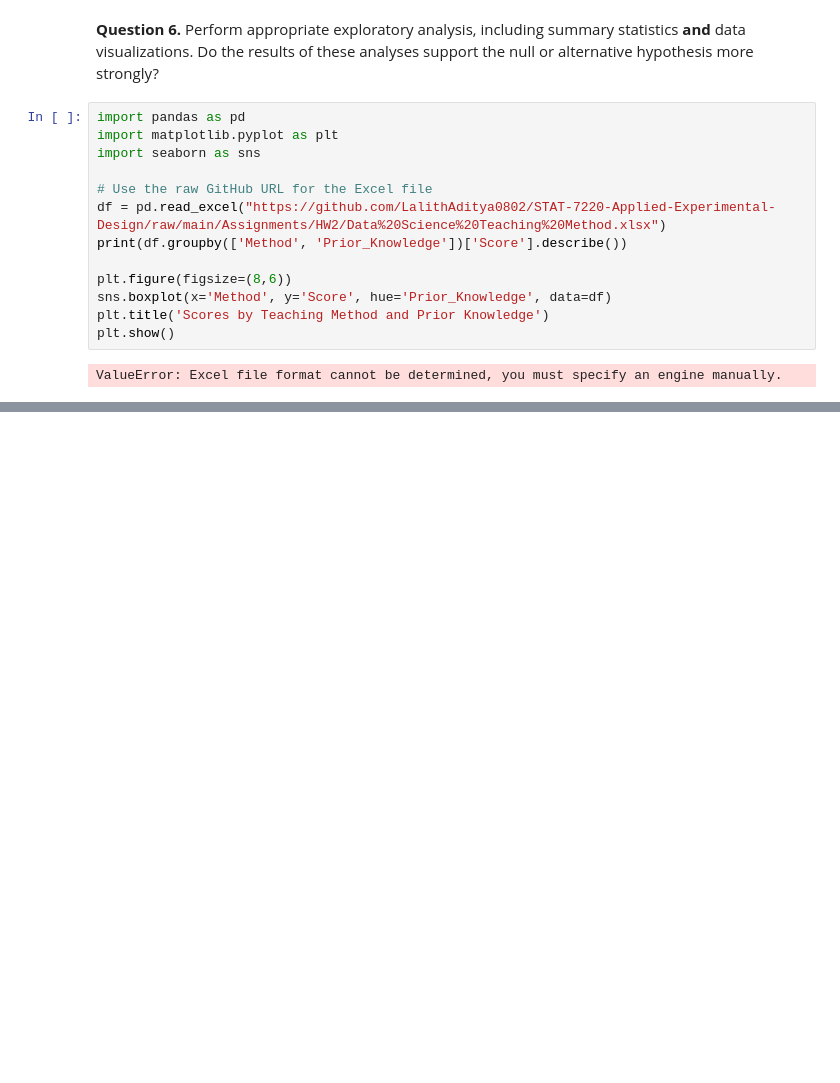
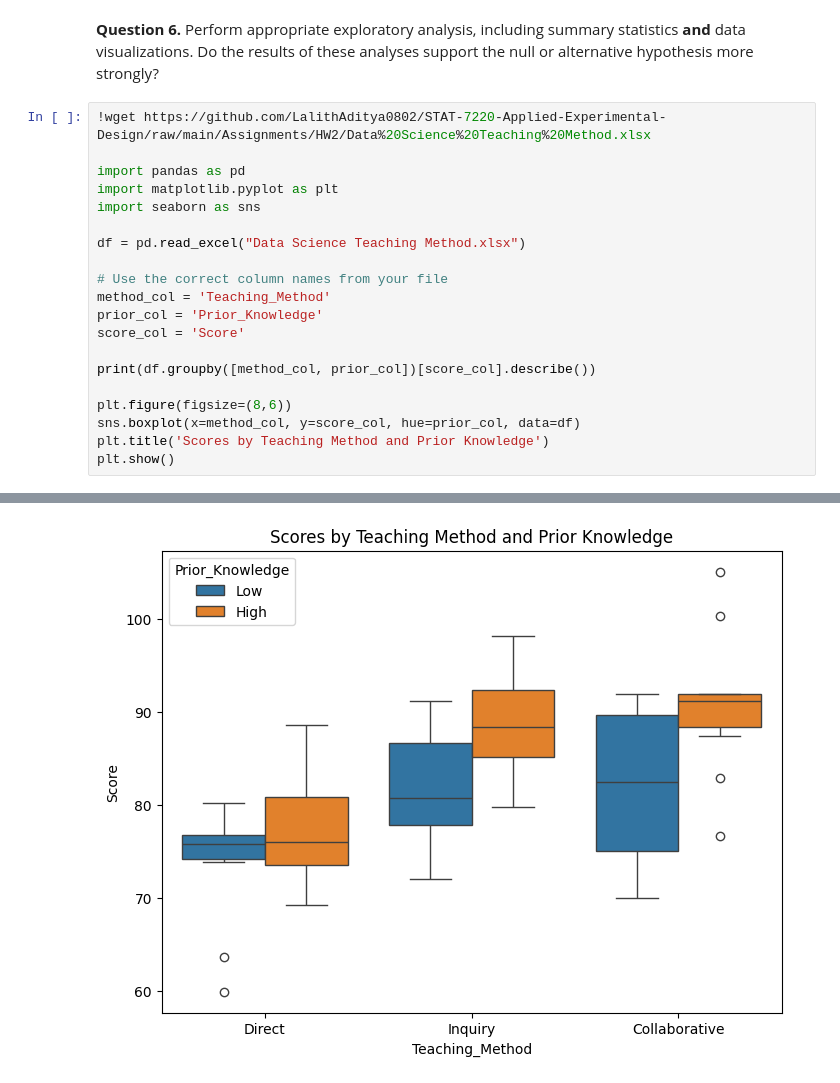
Before and after one commit to LalithAditya0802/STAT-7220-Applied-Experimental-Design, a Jupyter notebook: Assignments/HW2/HW-2.ipynb, the cells around one changed output, grey strips where cells are left out. Cells and saved outputs as stored; diff of their text form; blank space fills up the shorter version.

```diff
--- a/Assignments/HW2/HW-2.ipynb
+++ b/Assignments/HW2/HW-2.ipynb
@@ -83,17 +35,23 @@ Here, our main interest is in comparing engagement across the online learning pl
 # %% [markdown]
 **Question 6.** Perform appropriate exploratory analysis, including summary statistics **and** data visualizations. Do the results of these analyses support the null or alternative hypothesis more strongly?
-# %%
-import pandas as pd
-import matplotlib.pyplot as plt
-import seaborn as sns
-
-# Use the raw GitHub URL for the Excel file
-df = pd.read_excel("https://github.com/LalithAditya0802/STAT-7220-Applied-Experimental-Design/raw/main/Assignments/HW2/Data%20Science%20Teaching%20Method.xlsx")
-print(df.groupby(['Method', 'Prior_Knowledge'])['Score'].describe())
-
-plt.figure(figsize=(8,6))
-sns.boxplot(x='Method', y='Score', hue='Prior_Knowledge', data=df)
-plt.title('Scores by Teaching Method and Prior Knowledge')
-plt.show()
-# %% [output]
-ValueError: Excel file format cannot be determined, you must specify an engine manually.
+# %%
+!wget https://github.com/LalithAditya0802/STAT-7220-Applied-Experimental-Design/raw/main/Assignments/HW2/Data%20Science%20Teaching%20Method.xlsx
+
+import pandas as pd
+import matplotlib.pyplot as plt
+import seaborn as sns
+
+df = pd.read_excel("Data Science Teaching Method.xlsx")
+
+# Use the correct column names from your file
+method_col = 'Teaching_Method'
+prior_col = 'Prior_Knowledge'
+score_col = 'Score'
+
+print(df.groupby([method_col, prior_col])[score_col].describe())
+
+plt.figure(figsize=(8,6))
+sns.boxplot(x=method_col, y=score_col, hue=prior_col, data=df)
+plt.title('Scores by Teaching Method and Prior Knowledge')
+plt.show()
+# %% [output]
@@ -99,0 +75 @@ ValueError: Excel file format cannot be determined, you must specify an engine m
+[figure, added]
```
Also changed, not shown: parts of 20 cells of this notebook.
